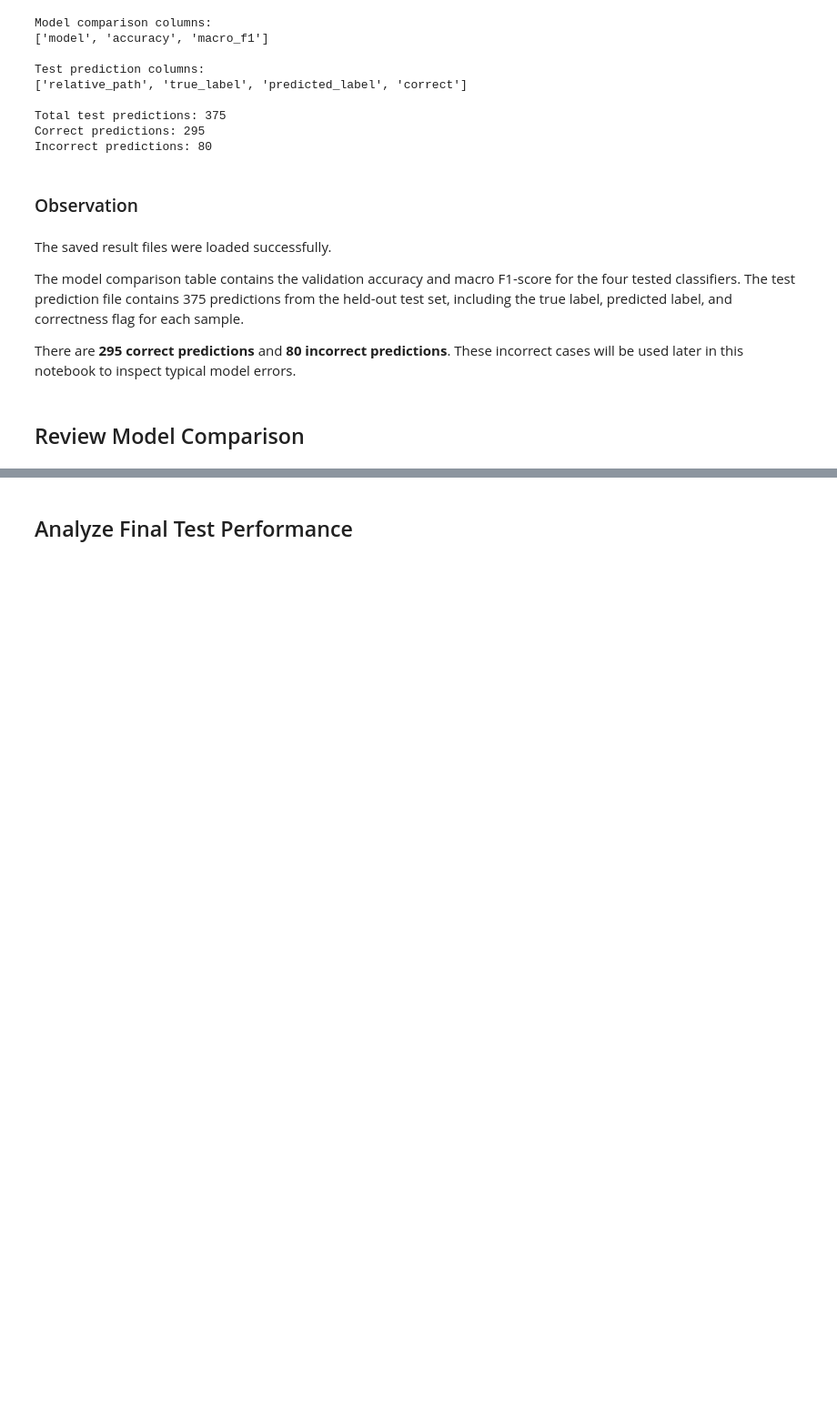
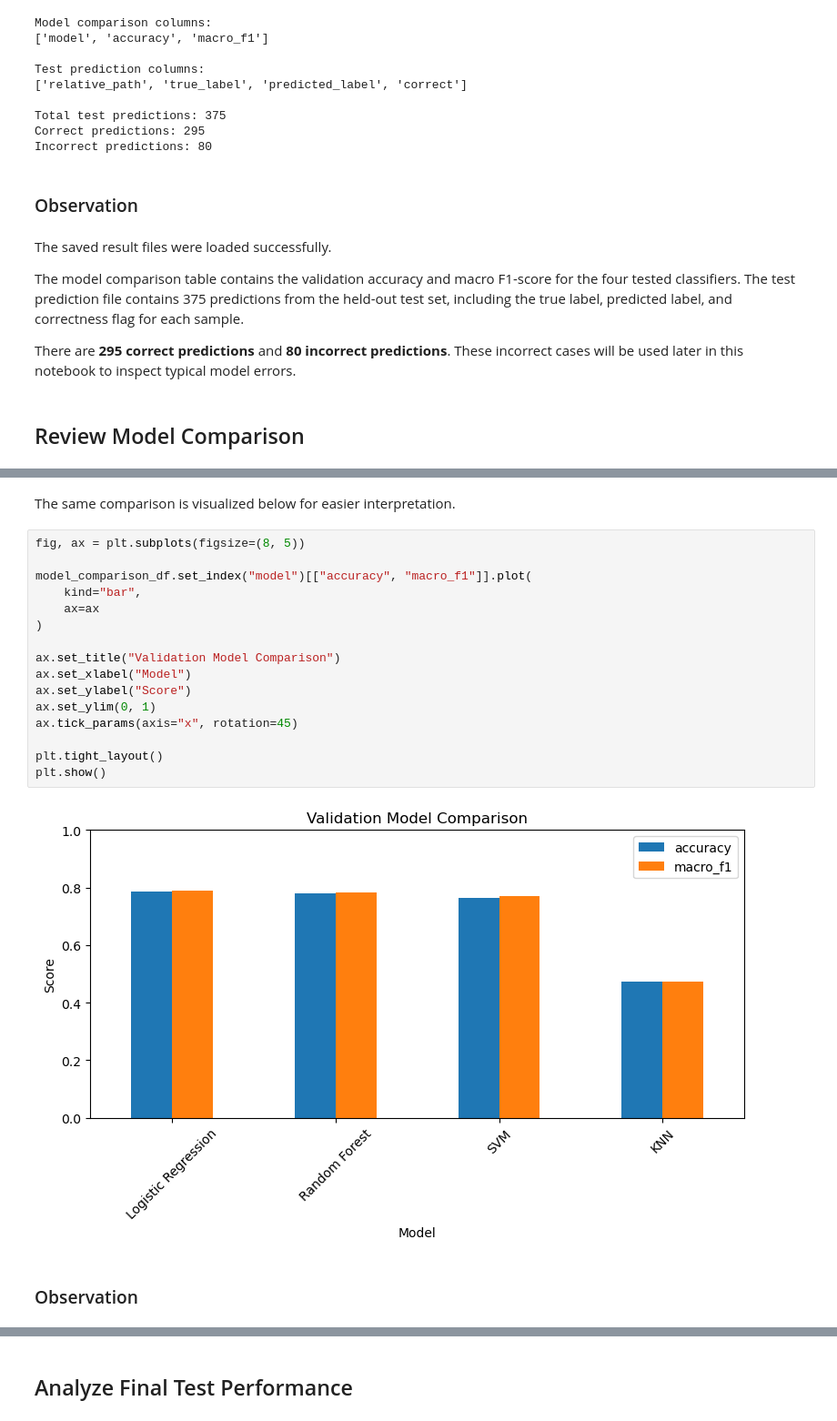
Before and after one commit to Vanya2307/Furniture-Sketch-Classifier, a Jupyter notebook: notebooks/05_analysis_results.ipynb, the cells around one changed output, grey strips where cells are left out. Shown at 91% size. Saved outputs shown, nothing was run; the diff lists cells and outputs as text; blank space fills up the shorter version.

```diff
--- a/notebooks/05_analysis_results.ipynb
+++ b/notebooks/05_analysis_results.ipynb
@@ -112,0 +125,22 @@ There are **295 correct predictions** and **80 incorrect predictions**. These in
+# %% [markdown]
+The same comparison is visualized below for easier interpretation.
+# %%
+fig, ax = plt.subplots(figsize=(8, 5))
+
+model_comparison_df.set_index("model")[["accuracy", "macro_f1"]].plot(
+    kind="bar",
+    ax=ax
+)
+
+ax.set_title("Validation Model Comparison")
+ax.set_xlabel("Model")
+ax.set_ylabel("Score")
+ax.set_ylim(0, 1)
+ax.tick_params(axis="x", rotation=45)
+
+plt.tight_layout()
+plt.show()
+# %% [output]
+[figure, added]
+# %% [markdown]
+### Observation
```
Also changed, not shown: parts of 18 cells of this notebook.
